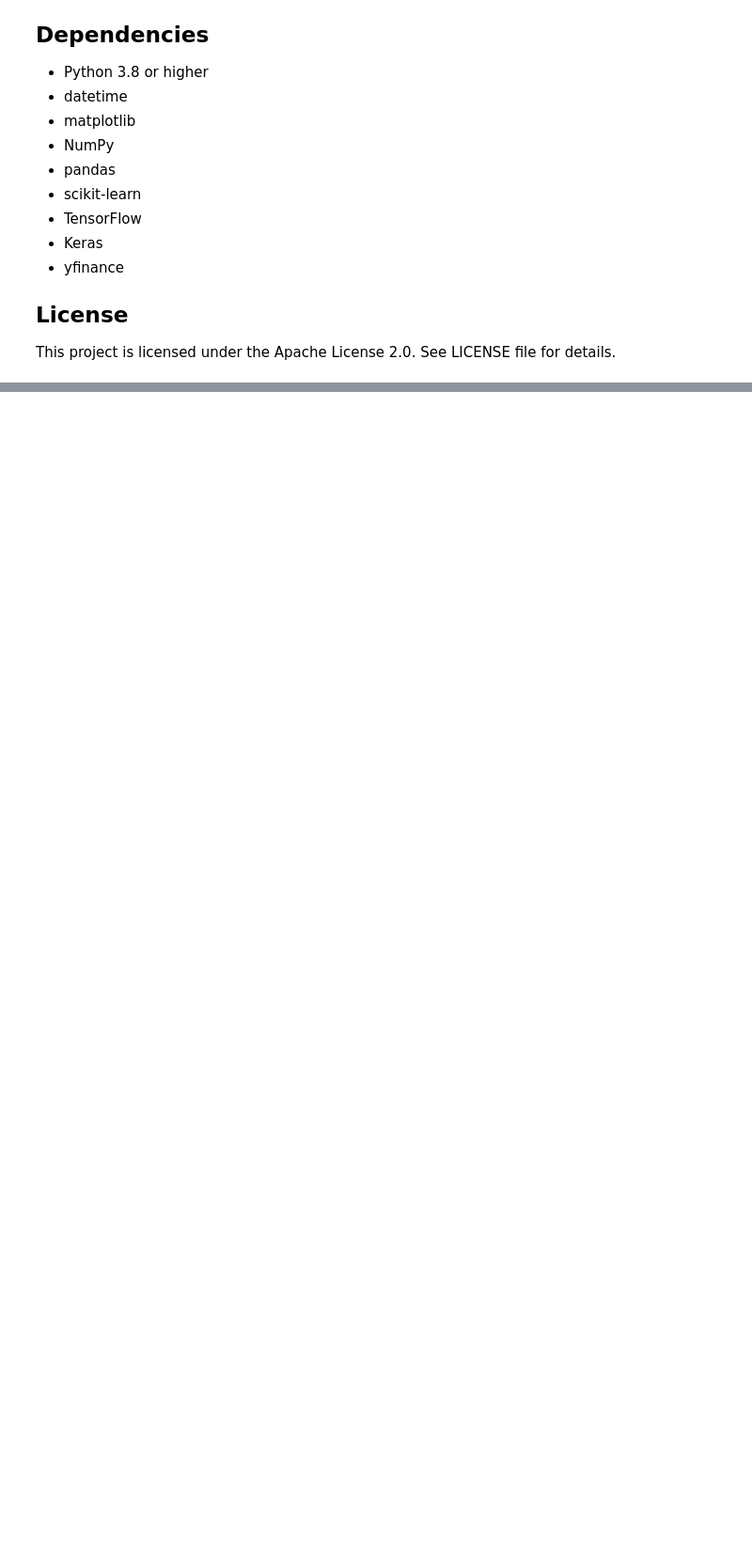
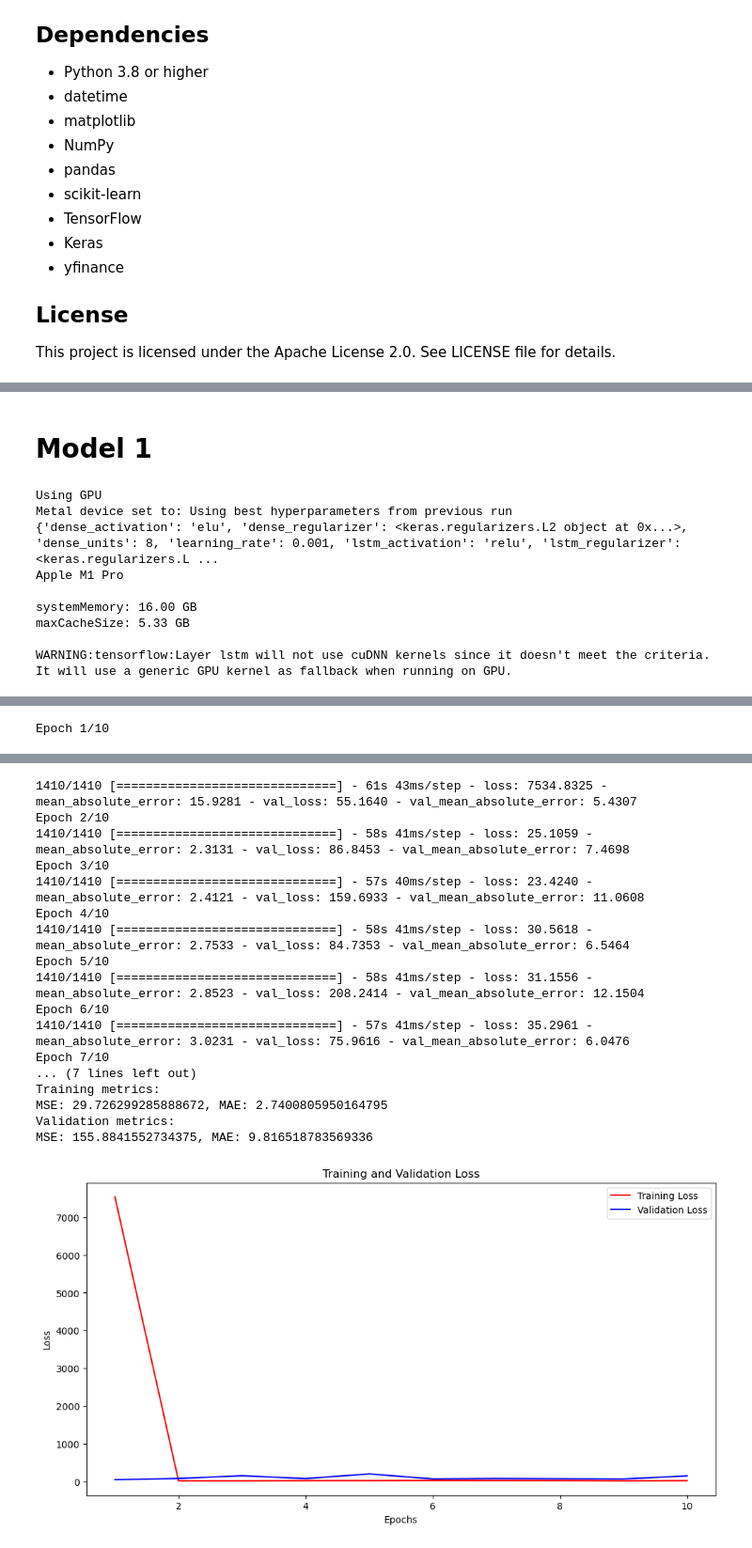
Before and after one commit to gwibmer/AI-Stock-Market-Forecasting, a Jupyter notebook: notebooks/model1.ipynb, the cells around one changed output, grey strips where cells are left out. Shown at 94% size. Cells and saved outputs as stored; diff of their text form; code cells hidden in the pictures; blank space fills up the shorter version.

Commit message:
Added regularization, Close predicted successfully

```diff
--- a/notebooks/model1.ipynb
+++ b/notebooks/model1.ipynb
@@ -73,3 +77,7 @@ df.index = df.pop('Date')
 
 # Drop columns that are not needed
 df = df.drop(columns=['Adj Close'])
+df = df.drop(columns=['Volume'])
+
+# Create actual close df for plotting
+actual_close_df = df['Close']
@@ -185,10 +85,0 @@ y_test = y[predict_start_index:predict_end_index]
-# %%
-# Split the X_train and y_train datasets into train and validation sets
-X_train, X_val, y_train, y_val = train_test_split(X_train, y_train, test_size=0.2, random_state=42)
-
-# Normalize the input data
-mean = X_train.mean(axis=(0, 1))
-std = X_train.std(axis=(0, 1))
-
-X_train = (X_train - mean) / std
-X_val = (X_val - mean) / std
@@ -299,0 +92,6 @@ plt.show()
+# %%
+date_df_all = df.index
+date_df_train = y_train.index
+date_df_test = y_test.index
+# %% [markdown]
+# Model 1
@@ -299,0 +316,36 @@ plt.show()
+# %%
+def parse_regularizer(reg_str):
+    # A regex pattern to match the regularizer type and value from the string.
+    pattern = r"tf.keras.regularizers.(\w+)\(([\d\.]+)\)"
+    match = re.match(pattern, reg_str)
+    if match:
+        # The type of the regularizer is the first group in the match.
+        reg_type = match.group(1)
+        # The value of the regularizer is the second group in the match.
+        reg_value = float(match.group(2))
+        if reg_type == "l1":
+            return regularizers.l1(reg_value)
+        elif reg_type == "l2":
+            return regularizers.l2(reg_value)
+        elif reg_type == "l1_l2":
+            return regularizers.l1_l2(l1=reg_value, l2=reg_value)
+    else:
+        raise ValueError(f"Unknown regularizer: {reg_str}")
+# %%
+model1_params = pd.read_csv('../hyperparameters/Model1_best_params.csv').to_dict(orient='records')[0]
+
+# Convert regularizer strings to actual regularizer instances.
+model1_params['dense_regularizer'] = parse_regularizer(model1_params['dense_regularizer'])
+model1_params['lstm_regularizer'] = parse_regularizer(model1_params['lstm_regularizer'])
+
+close_model = CreateModel('Open', date_df_train, X_train, y_train, WINDOW_SIZE, params=model1_params)
+# %% [output]
+Using GPU
+Metal device set to: Using best hyperparameters from previous run
+{'dense_activation': 'elu', 'dense_regularizer': <keras.regularizers.L2 object at 0x...>, 'dense_units': 8, 'learning_rate': 0.001, 'lstm_activation': 'relu', 'lstm_regularizer': <keras.regularizers.L ...
+Apple M1 Pro
+
+systemMemory: 16.00 GB
+maxCacheSize: 5.33 GB
+
+WARNING:tensorflow:Layer lstm will not use cuDNN kernels since it doesn't meet the criteria. It will use a generic GPU kernel as fallback when running on GPU.
@@ -299,0 +354 @@ plt.show()
+Epoch 1/10
@@ -299,0 +358,18 @@ plt.show()
+1410/1410 [==============================] - 61s 43ms/step - loss: 7534.8325 - mean_absolute_error: 15.9281 - val_loss: 55.1640 - val_mean_absolute_error: 5.4307
+Epoch 2/10
+1410/1410 [==============================] - 58s 41ms/step - loss: 25.1059 - mean_absolute_error: 2.3131 - val_loss: 86.8453 - val_mean_absolute_error: 7.4698
+Epoch 3/10
+1410/1410 [==============================] - 57s 40ms/step - loss: 23.4240 - mean_absolute_error: 2.4121 - val_loss: 159.6933 - val_mean_absolute_error: 11.0608
+Epoch 4/10
+1410/1410 [==============================] - 58s 41ms/step - loss: 30.5618 - mean_absolute_error: 2.7533 - val_loss: 84.7353 - val_mean_absolute_error: 6.5464
+Epoch 5/10
+1410/1410 [==============================] - 58s 41ms/step - loss: 31.1556 - mean_absolute_error: 2.8523 - val_loss: 208.2414 - val_mean_absolute_error: 12.1504
+Epoch 6/10
+1410/1410 [==============================] - 57s 41ms/step - loss: 35.2961 - mean_absolute_error: 3.0231 - val_loss: 75.9616 - val_mean_absolute_error: 6.0476
+Epoch 7/10
+... (7 lines left out)
+Training metrics:
+MSE: 29.726299285888672, MAE: 2.7400805950164795
+Validation metrics:
+MSE: 155.8841552734375, MAE: 9.816518783569336
+[figure, added]
```
Also changed, not shown: parts of 26 cells of this notebook, 20 other files.
